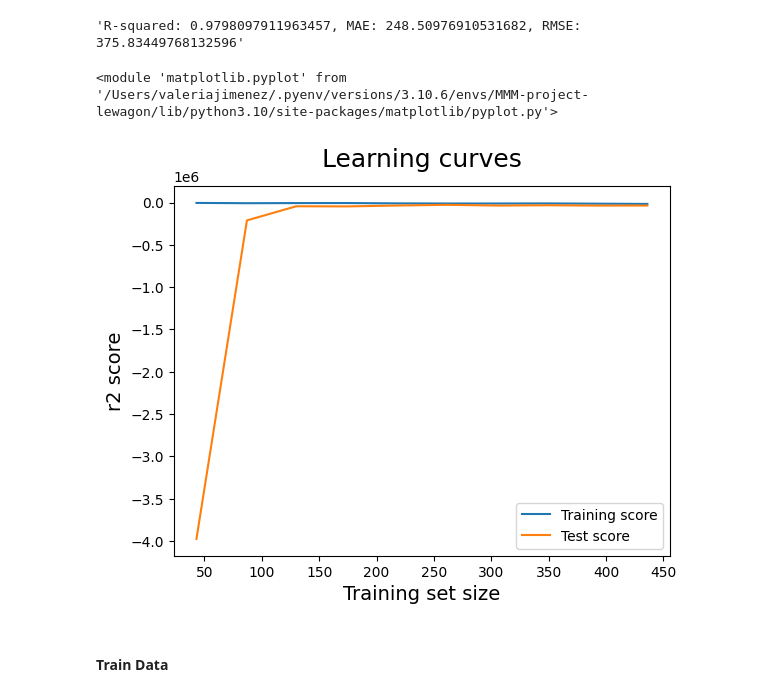
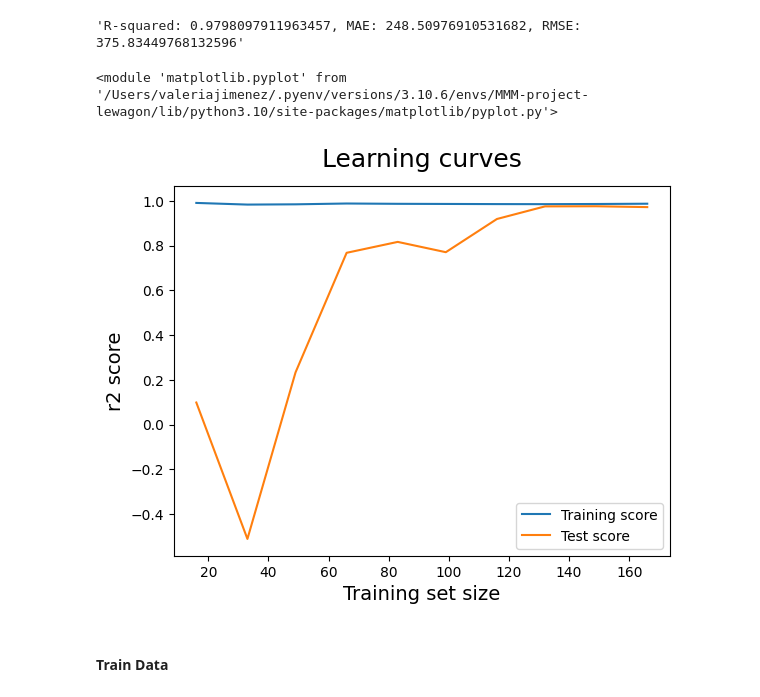
Before and after one commit to data-Zee/MMM-project-lewagon, a Jupyter notebook: notebooks/val_notebooks/mvp_model_SCALED.ipynb, the cells around one changed output. Saved outputs shown, nothing was run; the diff lists cells and outputs as text; code cells hidden in the pictures.

Commit message:
notebooks and pickle pipe

```diff
--- a/notebooks/val_notebooks/mvp_model_SCALED.ipynb
+++ b/notebooks/val_notebooks/mvp_model_SCALED.ipynb
@@ -1056,4 +1045,5 @@ transformed_df
 # %%
+
 
 model = LinearRegression()
 
@@ -1094,7 +1084,18 @@ param_grid = {
     'union__cost_preprocessing__cum_spending_feature__tiktok_pipe__add_cum_spending_TT__carryover': [True, False],
     'union__sales_preprocessing__sales_features__sales_lag_pipe__add_sales_lag__period': [7, 14, 21],
     'union__sales_preprocessing__sales_features__sales_exp_smoothing_pipe__add_sales_exp_smoothing__alpha': [0.2, 0.5, 0.8],
-    'union__time_preprocessing__time_features__trend_pipe__add_trend__power': list(np.linspace(0,2,10))
+    'union__adstock_pipeline__adstock__tiktok_pipe__saturation__shift': 9,
+    'union__adstock_pipeline__adstock__tiktok_pipe__saturation__exponent': 0.6,
+    'union__adstock_pipeline__adstock__tiktok_pipe__carryover__window': 3,
+    'union__adstock_pipeline__adstock__tiktok_pipe__carryover__strength': 0.5,
+    'union__adstock_pipeline__adstock__google_pipe__saturation__shift': 9,
+    'union__adstock_pipeline__adstock__google_pipe__saturation__exponent': 1.0,
+    'union__adstock_pipeline__adstock__google_pipe__carryover__window': 3,
+    'union__adstock_pipeline__adstock__google_pipe__carryover__strength': 1.0,
+    'union__adstock_pipeline__adstock__facebook_pipe__saturation__shift': 7,
+    'union__adstock_pipeline__adstock__facebook_pipe__saturation__exponent': 1.0,
+    'union__adstock_pipeline__adstock__facebook_pipe__carryover__window': 1,
+    'union__adstock_pipeline__adstock__facebook_pipe__carryover__strength': 0.7000000000000001
     }
 # %% [markdown]
 ## Check pipeline output
@@ -1174,7 +1257,7 @@ sns.heatmap(pipe_df.corr());
 # %%
 def plot_learning_curve(estimator, title, X, y, cv, train_sizes=np.linspace(0.1, 1.0, 10)):
     train_sizes, train_scores, test_scores = learning_curve(
-        estimator, X, y, cv=cv, train_sizes=train_sizes, scoring='neg_mean_squared_error'
+        estimator, X, y, cv=tscv, train_sizes=train_sizes, scoring='r2'
     )
 
     train_scores_mean = np.mean(train_scores, axis=1)
@@ -1200,10 +1283,10 @@ f"R-squared: {best_pipeline.score(test_df, y_test)}, MAE: {mae}, RMSE: {rmse}"
 # %% [output]
 'R-squared: 0.9798097911963457, MAE: 248.50976910531682, RMSE: 375.83449768132596'
 # %%
-plot_learning_curve(best_pipeline, 'learning curve', train_df, y_train, cv = 3)
+plot_learning_curve(best_pipeline, 'learning curve', train_df, y_train, cv = tscv)
 # %% [output]
 <module 'matplotlib.pyplot' from '/Users/valeriajimenez/.pyenv/versions/3.10.6/envs/MMM-project-lewagon/lib/python3.10/site-packages/matplotlib/pyplot.py'>
-[figure, old version]
+[figure, new version]
 # %% [markdown]
 #### Train Data
 # %%
```
Also changed, not shown: parts of 8 cells of this notebook, 14 other files.
